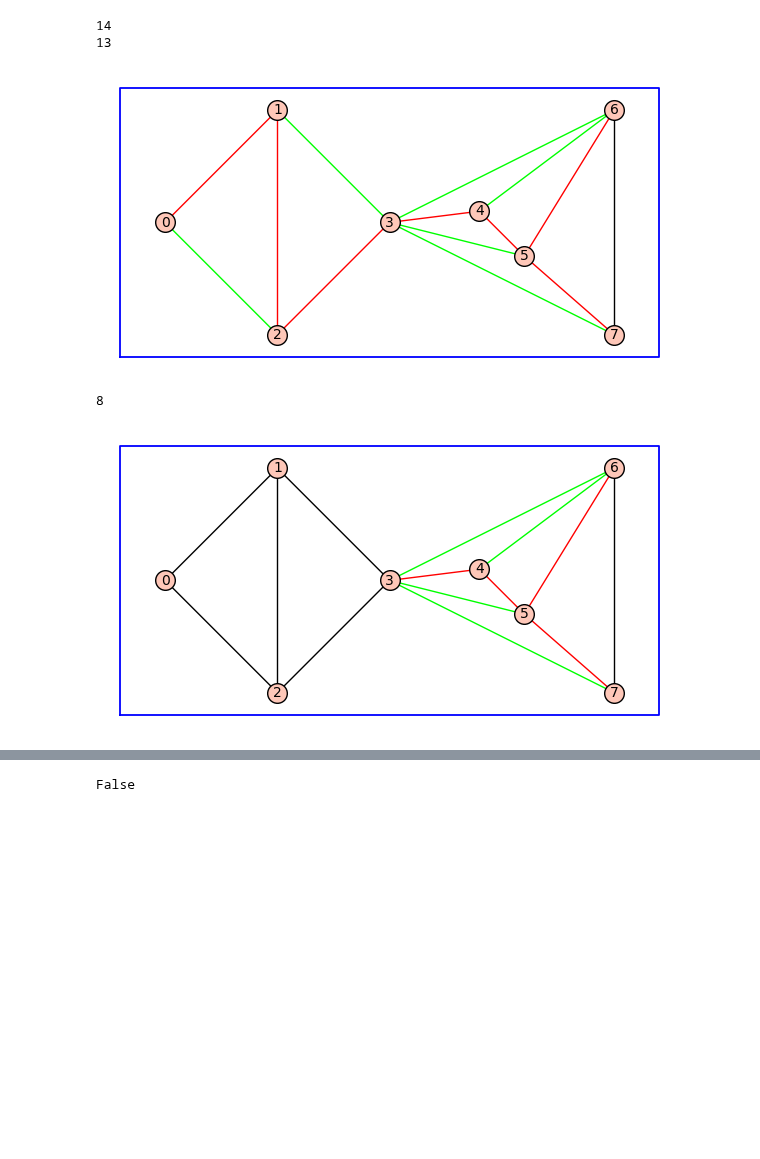
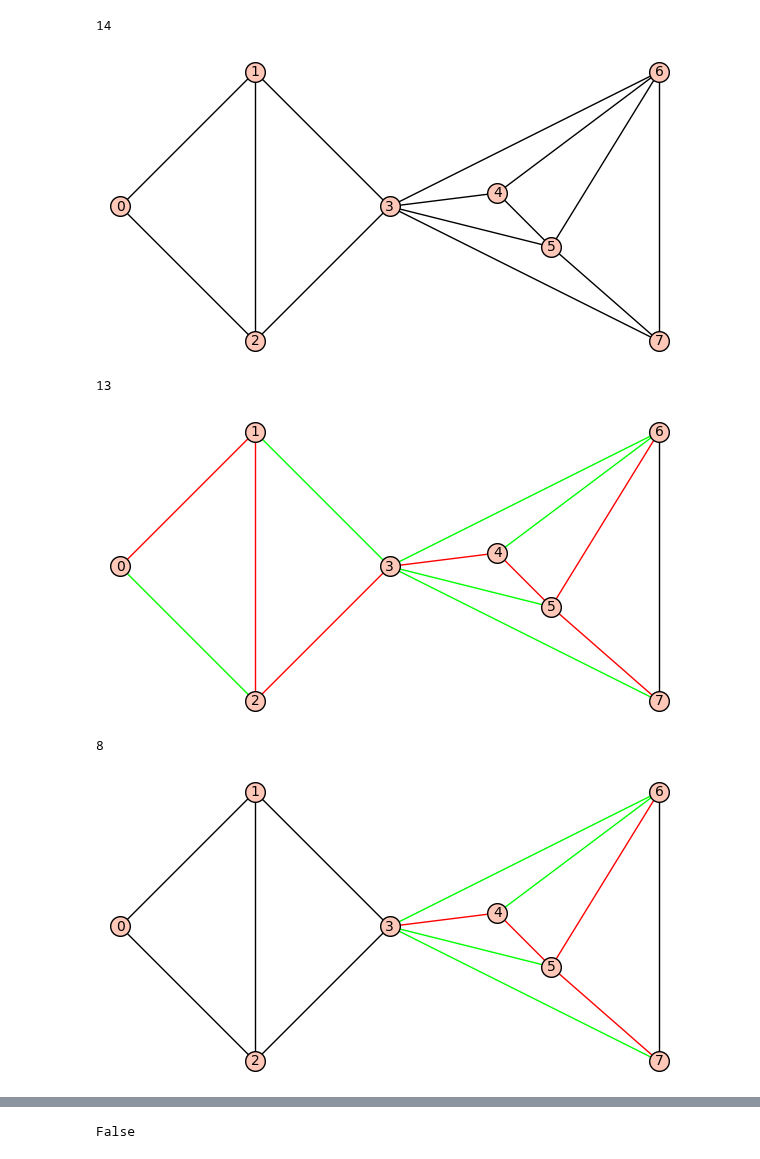
Before and after one commit to fk2601/kforest, a Jupyter notebook: kforest.ipynb, the cells around one changed output, grey strips where cells are left out. Saved outputs shown, nothing was run; the diff lists cells and outputs as text; code cells hidden in the pictures; blank space fills up the shorter version.

```diff
--- a/kforest.ipynb
+++ b/kforest.ipynb
@@ -228,38 +228,39 @@ pos = {0:[0.0, 0.0], 1:[1.0, 1.0], 2:[1.0, -1.0], 3:[2.0, 0.0], 4:[2.8, 0.1], 5:
 #graph.delete_edge((1,3,None))
 #pos = graph.layout()
 
 #graph = graphs.HerschelGraph()
 #pos = graph.layout()
 
 #graph = graphs.WienerArayaGraph()
 #pos = graph.layout()
 
 #graph = graphs.CompleteGraph(5)
 #pos = graph.layout()
 
 graph.weighted(True)
 
 print (len(graph.edges()))
-p = graph.plot(vertex_labels=True, graph_border=True, pos=pos)
-#p.show()
+p = graph.plot(vertex_labels=True, pos=pos)
+p.show()
 
 Is = k_forest(graph, 2, start_graphic, c_graphic)
 l1 = Is[0].I()
 l2 = Is[1].I()
 l = l1 + l2
 print(len(l))
 res1 = set(map(lambda x: x[:2], graph.edges()))
 res2 = set(map(lambda x: x[:2], l))
 res = res1.difference(res2)
 r = map(lambda x: x + (-1,), list(res))
 output = Graph(4)
 output.add_edges(r + l)
-pp = output.plot(vertex_labels=True, graph_border=True, color_by_label={0:(1,0,0), 1:(0,1,0)}, pos=pos)
+pp = output.plot(vertex_labels=True, color_by_label={0:(1,0,0), 1:(0,1,0)}, pos=pos)
 pp.show()
 # %% [output]
 14
-13
-[figure, old version]
+[figure, new version]
+13
+[figure, added]
 # %%
 
 L = top_clump(Is, start_graphic, c_graphic)
@@ -270,11 +271,11 @@ res = res1.difference(res2)
 r = map(lambda x: x + (-1,), list(res))
 gg = Graph({})
 gg.add_edges(r + L)
-p = gg.plot(vertex_labels=True, graph_border=True, color_by_label={0:(1,0,0), 1:(0,1,0)}, pos=pos)
+p = gg.plot(vertex_labels=True, color_by_label={0:(1,0,0), 1:(0,1,0)}, pos=pos)
 p.show()
 # %% [output]
 8
-[figure, old version]
+[figure, new version]
 # %%
 L = top_clump_dual(Is, start_graphic, c_graphic, start_dual, c_dual)
 print(len(L))
```
Also changed, not shown: parts of 3 cells of this notebook.
